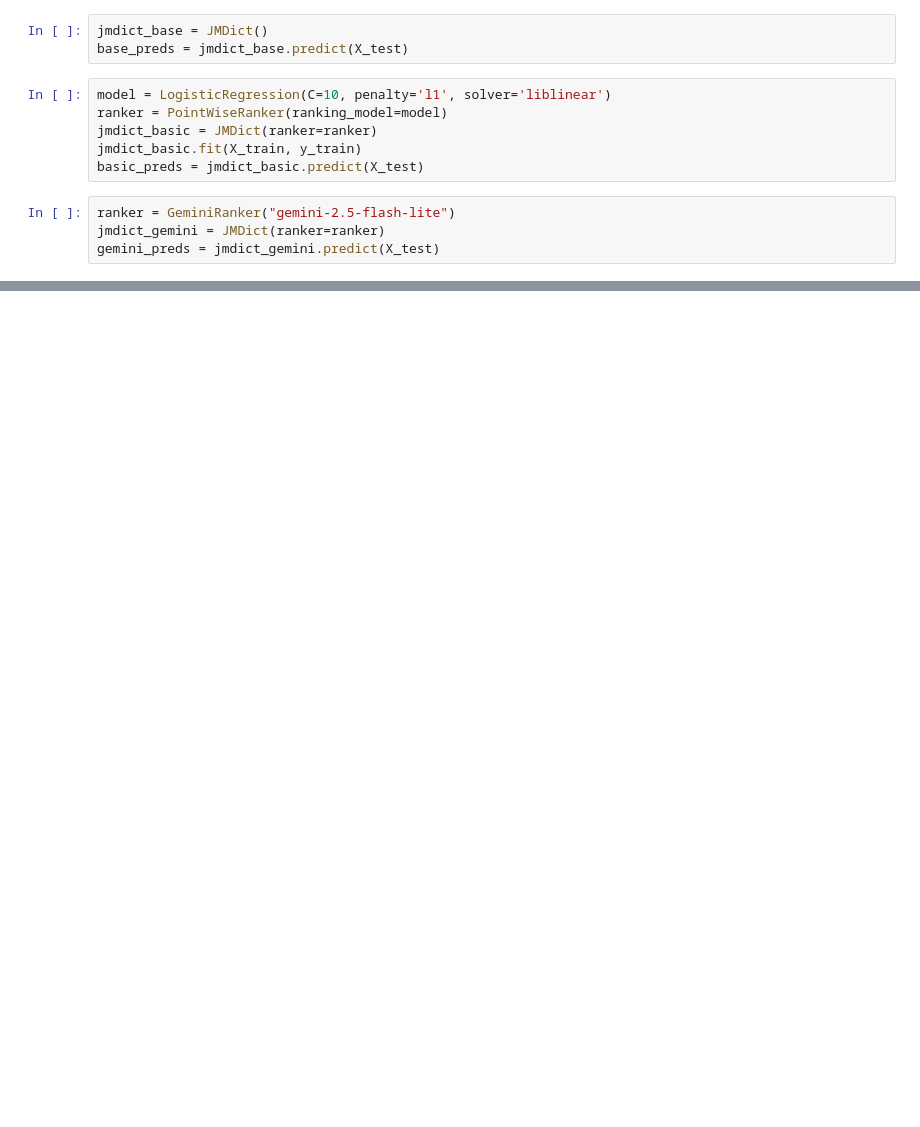
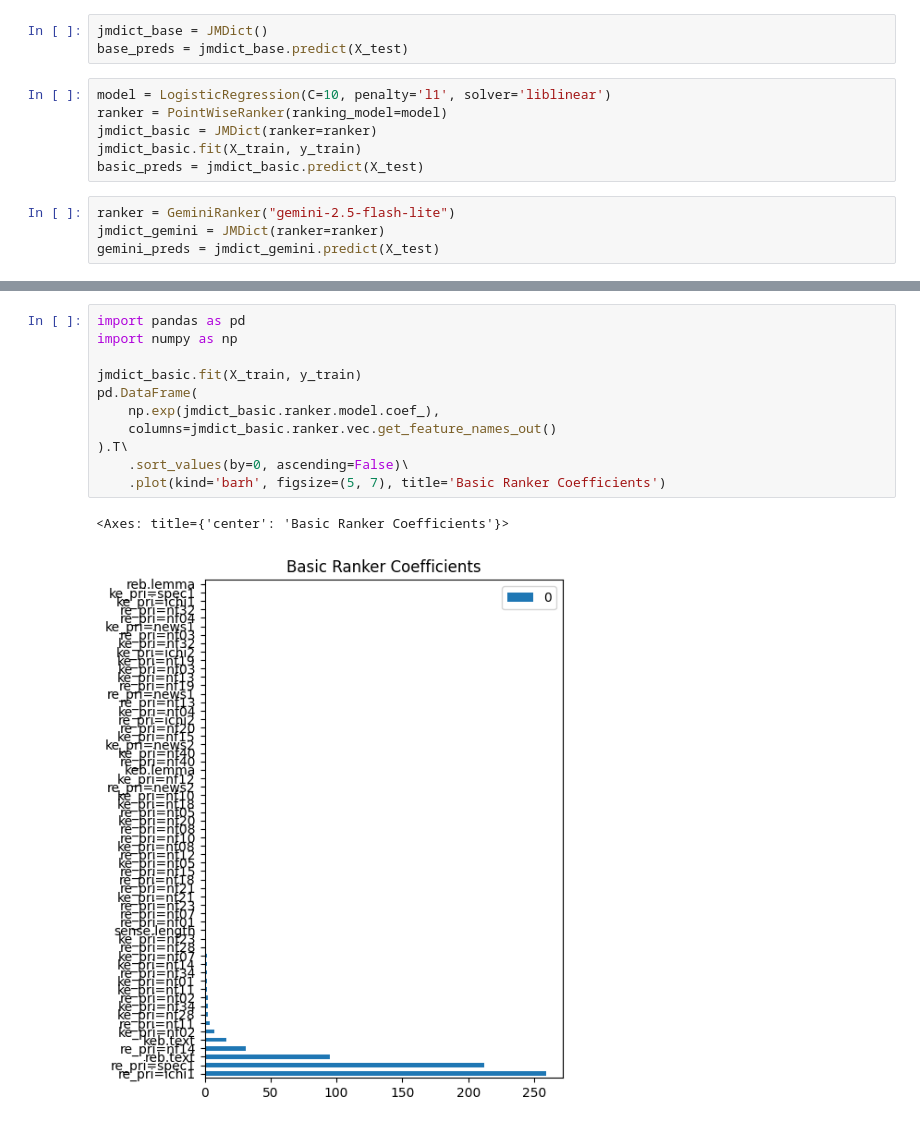
Before and after one commit to linalgo/wsd, a Jupyter notebook: examples/baseline.ipynb, the cells around one changed output, grey strips where cells are left out. Cells and saved outputs as stored; diff of their text form; blank space fills up the shorter version.

Commit message:
maint: plot coefs

```diff
--- a/examples/baseline.ipynb
+++ b/examples/baseline.ipynb
@@ -33,0 +41,14 @@ print(f"gemini\t = {accuracy(gemini_preds, y_test):.2%}")
+# %%
+import pandas as pd
+import numpy as np
+
+jmdict_basic.fit(X_train, y_train)
+pd.DataFrame(
+    np.exp(jmdict_basic.ranker.model.coef_),
+    columns=jmdict_basic.ranker.vec.get_feature_names_out()
+).T\
+    .sort_values(by=0, ascending=False)\
+    .plot(kind='barh', figsize=(5, 7), title='Basic Ranker Coefficients')
+# %% [output]
+<Axes: title={'center': 'Basic Ranker Coefficients'}>
+[figure, added]
```
Also changed, not shown: parts of 5 cells of this notebook.
